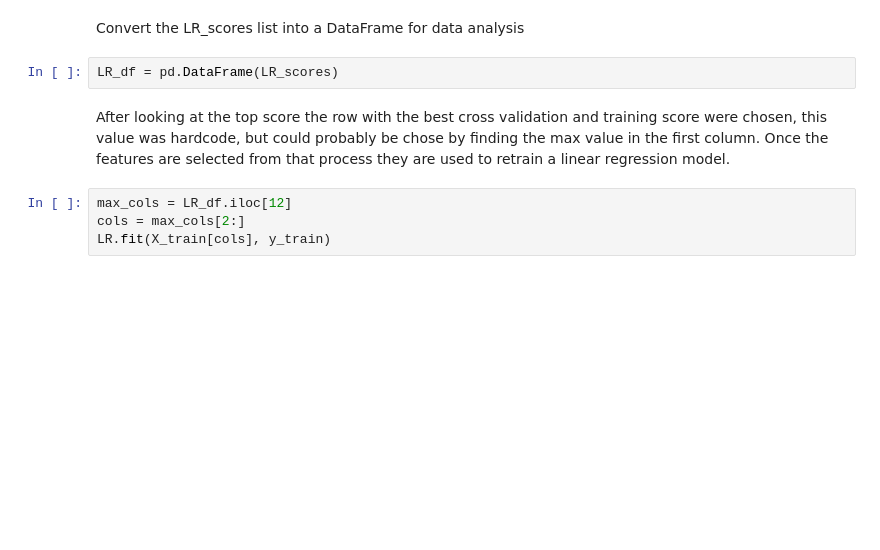
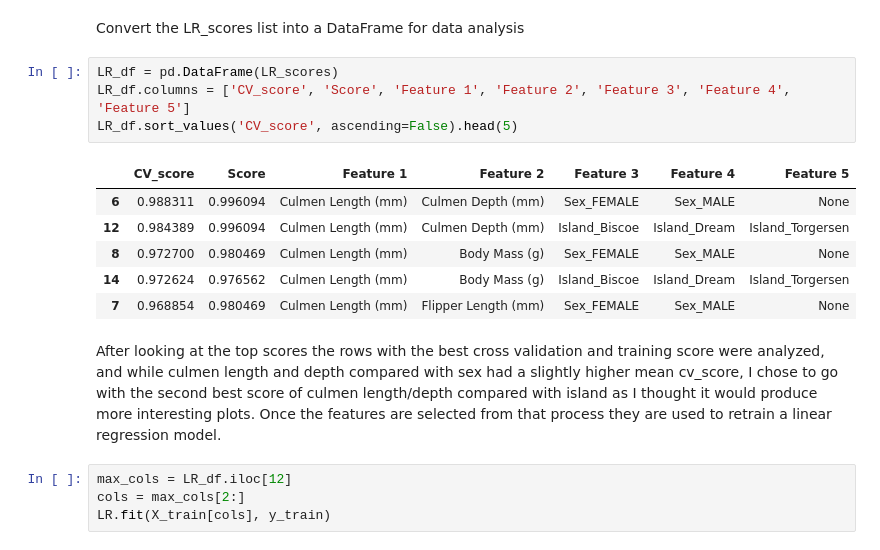
Before and after one commit to elavallee-github/elavallee-github.github.io, a Jupyter notebook: posts/penguin-blog/PenguinBlog.ipynb, the cells around one changed output. Drawn from its saved outputs; the diff is of its cells as text; blank space fills up the shorter version.

```diff
--- a/posts/penguin-blog/PenguinBlog.ipynb
+++ b/posts/penguin-blog/PenguinBlog.ipynb
@@ -128,10 +128,19 @@ for qual in all_qual_cols:
 ['Flipper Length (mm)', 'Body Mass (g)', 'Island_Biscoe', 'Island_Dream', 'Island_Torgersen']
 # %% [markdown]
 Convert the LR_scores list into a DataFrame for data analysis
-# %%
-LR_df = pd.DataFrame(LR_scores)
+# %%
+LR_df = pd.DataFrame(LR_scores)
+LR_df.columns = ['CV_score', 'Score', 'Feature 1', 'Feature 2', 'Feature 3', 'Feature 4', 'Feature 5']
+LR_df.sort_values('CV_score', ascending=False).head(5)
+# %% [output]
+|  | CV_score | Score | Feature 1 | Feature 2 | Feature 3 | Feature 4 | Feature 5 |
+| 6 | 0.988311 | 0.996094 | Culmen Length (mm) | Culmen Depth (mm) | Sex_FEMALE | Sex_MALE | None |
+| 12 | 0.984389 | 0.996094 | Culmen Length (mm) | Culmen Depth (mm) | Island_Biscoe | Island_Dream | Island_Torgersen |
+| 8 | 0.972700 | 0.980469 | Culmen Length (mm) | Body Mass (g) | Sex_FEMALE | Sex_MALE | None |
+| 14 | 0.972624 | 0.976562 | Culmen Length (mm) | Body Mass (g) | Island_Biscoe | Island_Dream | Island_Torgersen |
+| 7 | 0.968854 | 0.980469 | Culmen Length (mm) | Flipper Length (mm) | Sex_FEMALE | Sex_MALE | None |
 # %% [markdown]
-After looking at the top score the row with the best cross validation and training score were chosen, this value was hardcode, but could probably be chose by finding the max value in the first column. Once the features are selected from that process they are used to retrain a linear regression model.
+After looking at the top scores the rows with the best cross validation and training score were analyzed, and while culmen length and depth compared with sex had a slightly higher mean cv_score, I chose to go with the second best score of culmen length/depth compared with island as I thought it would produce more interesting plots. Once the features are selected from that process they are used to retrain a linear regression model.
 # %%
 max_cols = LR_df.iloc[12]
 cols = max_cols[2:]
```
Also changed, not shown: parts of 4 cells of this notebook, 3 other files.
